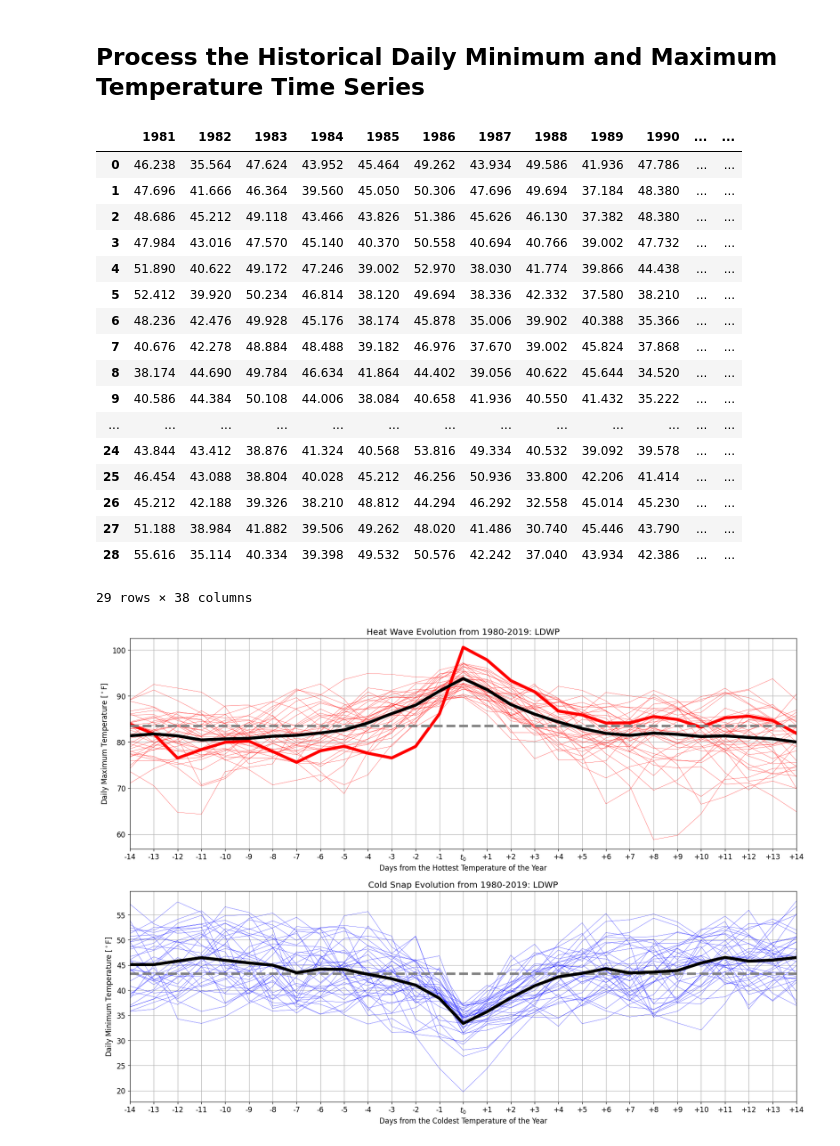
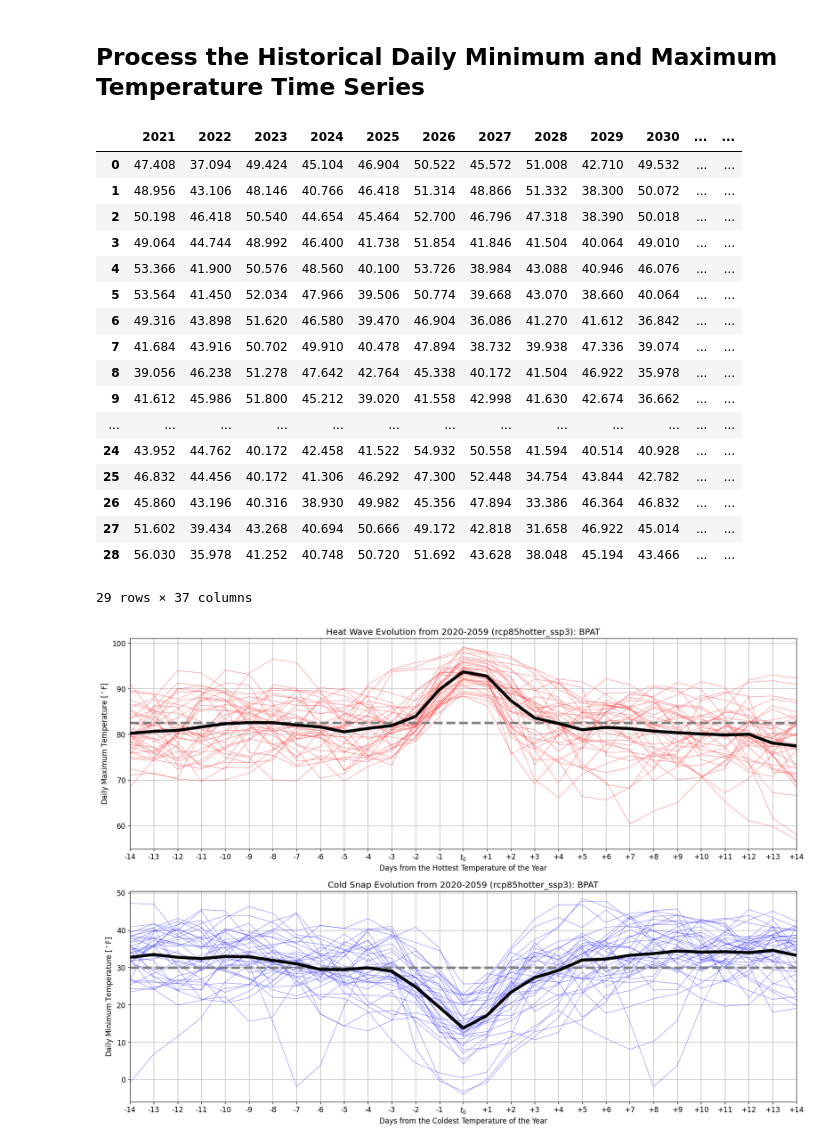
Before and after one commit to IMMM-SFA/exp_group_b, a Jupyter notebook: analyses/notebooks/heat_wave_cold_snap_duration.ipynb, the cells around one changed output. Cells and saved outputs as stored; diff of their text form; code cells hidden in the pictures.

Commit message:
Updated heat wave notebook

```diff
--- a/analyses/notebooks/heat_wave_cold_snap_duration.ipynb
+++ b/analyses/notebooks/heat_wave_cold_snap_duration.ipynb
@@ -16,9 +16,9 @@ from datetime import timedelta
 ## Set the Directory Structure
 # %%
 # Identify the data input and output directories:
-data_input_dir =  '/Users/burl878/Documents/IMMM/Data/TELL/Production_Runs/tell_data/wrf_to_tell_data/historic/'
+data_input_dir =  '/Users/burl878/Documents/IMMM/Data/TELL/Production_Runs/tell_data/wrf_to_tell_data/'
 data_output_dir =  '/Users/burl878/Documents/IMMM/Data/TELL/Analysis/Heat_Wave_Cold_Snap_Duration/'
-image_output_dir =  '/Users/burl878/Documents/IMMM/Images/TELL/Analysis/Heat_Wave_Cold_Snap_Duration/'
+image_output_dir =  '/Users/burl878/Documents/IMMM/Images/TELL/Analysis/Heat_Wave_Cold_Snap_Duration/Plots_for_Allison/'
 # %% [markdown]
 ## Process the Historical Daily Minimum and Maximum Temperature Time Series
 # %%
@@ -120,36 +120,42 @@ def process_daily_min_max_time_series(data_input_dir: str, data_output_dir: str,
 # %%
 coldest_output_df, hottest_output_df = process_daily_min_max_time_series(data_input_dir = data_input_dir,
                                                                          data_output_dir = data_output_dir,
-                                                                         ba_to_process = 'CISO')
+                                                                         ba_to_process = 'CISO',
+                                                                         scenario = 'rcp45cooler_ssp3',
+                                                                         start_year = 2020,
+                                                                         end_year = 2059)
 
 coldest_output_df
 # %% [output]
-|  | 1981 | 1982 | 1983 | 1984 | 1985 | 1986 | 1987 | 1988 | 1989 | 1990 | ... | ... |
-| 0 | 46.238 | 35.564 | 47.624 | 43.952 | 45.464 | 49.262 | 43.934 | 49.586 | 41.936 | 47.786 | ... | ... |
-| 1 | 47.696 | 41.666 | 46.364 | 39.560 | 45.050 | 50.306 | 47.696 | 49.694 | 37.184 | 48.380 | ... | ... |
-| 2 | 48.686 | 45.212 | 49.118 | 43.466 | 43.826 | 51.386 | 45.626 | 46.130 | 37.382 | 48.380 | ... | ... |
-| 3 | 47.984 | 43.016 | 47.570 | 45.140 | 40.370 | 50.558 | 40.694 | 40.766 | 39.002 | 47.732 | ... | ... |
-| 4 | 51.890 | 40.622 | 49.172 | 47.246 | 39.002 | 52.970 | 38.030 | 41.774 | 39.866 | 44.438 | ... | ... |
-| 5 | 52.412 | 39.920 | 50.234 | 46.814 | 38.120 | 49.694 | 38.336 | 42.332 | 37.580 | 38.210 | ... | ... |
-| 6 | 48.236 | 42.476 | 49.928 | 45.176 | 38.174 | 45.878 | 35.006 | 39.902 | 40.388 | 35.366 | ... | ... |
-| 7 | 40.676 | 42.278 | 48.884 | 48.488 | 39.182 | 46.976 | 37.670 | 39.002 | 45.824 | 37.868 | ... | ... |
-| 8 | 38.174 | 44.690 | 49.784 | 46.634 | 41.864 | 44.402 | 39.056 | 40.622 | 45.644 | 34.520 | ... | ... |
-| 9 | 40.586 | 44.384 | 50.108 | 44.006 | 38.084 | 40.658 | 41.936 | 40.550 | 41.432 | 35.222 | ... | ... |
+|  | 2021 | 2022 | 2023 | 2024 | 2025 | 2026 | 2027 | 2028 | 2029 | 2030 | ... | ... |
+| 0 | 47.408 | 37.094 | 49.424 | 45.104 | 46.904 | 50.522 | 45.572 | 51.008 | 42.710 | 49.532 | ... | ... |
+| 1 | 48.956 | 43.106 | 48.146 | 40.766 | 46.418 | 51.314 | 48.866 | 51.332 | 38.300 | 50.072 | ... | ... |
+| 2 | 50.198 | 46.418 | 50.540 | 44.654 | 45.464 | 52.700 | 46.796 | 47.318 | 38.390 | 50.018 | ... | ... |
+| 3 | 49.064 | 44.744 | 48.992 | 46.400 | 41.738 | 51.854 | 41.846 | 41.504 | 40.064 | 49.010 | ... | ... |
+| 4 | 53.366 | 41.900 | 50.576 | 48.560 | 40.100 | 53.726 | 38.984 | 43.088 | 40.946 | 46.076 | ... | ... |
+| 5 | 53.564 | 41.450 | 52.034 | 47.966 | 39.506 | 50.774 | 39.668 | 43.070 | 38.660 | 40.064 | ... | ... |
+| 6 | 49.316 | 43.898 | 51.620 | 46.580 | 39.470 | 46.904 | 36.086 | 41.270 | 41.612 | 36.842 | ... | ... |
+| 7 | 41.684 | 43.916 | 50.702 | 49.910 | 40.478 | 47.894 | 38.732 | 39.938 | 47.336 | 39.074 | ... | ... |
+| 8 | 39.056 | 46.238 | 51.278 | 47.642 | 42.764 | 45.338 | 40.172 | 41.504 | 46.922 | 35.978 | ... | ... |
+| 9 | 41.612 | 45.986 | 51.800 | 45.212 | 39.020 | 41.558 | 42.998 | 41.630 | 42.674 | 36.662 | ... | ... |
 | ... | ... | ... | ... | ... | ... | ... | ... | ... | ... | ... | ... | ... |
-| 24 | 43.844 | 43.412 | 38.876 | 41.324 | 40.568 | 53.816 | 49.334 | 40.532 | 39.092 | 39.578 | ... | ... |
-| 25 | 46.454 | 43.088 | 38.804 | 40.028 | 45.212 | 46.256 | 50.936 | 33.800 | 42.206 | 41.414 | ... | ... |
-| 26 | 45.212 | 42.188 | 39.326 | 38.210 | 48.812 | 44.294 | 46.292 | 32.558 | 45.014 | 45.230 | ... | ... |
-| 27 | 51.188 | 38.984 | 41.882 | 39.506 | 49.262 | 48.020 | 41.486 | 30.740 | 45.446 | 43.790 | ... | ... |
-| 28 | 55.616 | 35.114 | 40.334 | 39.398 | 49.532 | 50.576 | 42.242 | 37.040 | 43.934 | 42.386 | ... | ... |
+| 24 | 43.952 | 44.762 | 40.172 | 42.458 | 41.522 | 54.932 | 50.558 | 41.594 | 40.514 | 40.928 | ... | ... |
+| 25 | 46.832 | 44.456 | 40.172 | 41.306 | 46.292 | 47.300 | 52.448 | 34.754 | 43.844 | 42.782 | ... | ... |
+| 26 | 45.860 | 43.196 | 40.316 | 38.930 | 49.982 | 45.356 | 47.894 | 33.386 | 46.364 | 46.832 | ... | ... |
+| 27 | 51.602 | 39.434 | 43.268 | 40.694 | 50.666 | 49.172 | 42.818 | 31.658 | 46.922 | 45.014 | ... | ... |
+| 28 | 56.030 | 35.978 | 41.252 | 40.748 | 50.720 | 51.692 | 43.628 | 38.048 | 45.194 | 43.466 | ... | ... |
-29 rows × 38 columns
+29 rows × 37 columns
 # %%
 # Define a function to annual minimum and maximum temperature time series:
-def plot_daily_min_max_time_series(ba_to_plot: str, image_output_dir: str, image_resolution: int, save_images=False):
+def plot_daily_min_max_time_series(ba_to_plot: str, scenario: str, start_year: int, end_year: int, image_output_dir: str, image_resolution: int, save_images=False):
 
     # Compute the coldest and hottest days matrix using the function created above:
     coldest_output_df, hottest_output_df = process_daily_min_max_time_series(data_input_dir = data_input_dir,
                                                                              data_output_dir = data_output_dir,
-                                                                             ba_to_process = ba_to_plot)
+                                                                             ba_to_process = ba_to_plot,
+                                                                             scenario = scenario,
+                                                                             start_year = start_year,
+                                                                             end_year = end_year)
 
     t_min_mean = coldest_output_df.dropna().values.mean().round(2)
     t_max_mean = hottest_output_df.dropna().values.mean().round(2)
@@ -159,11 +165,8 @@ def plot_daily_min_max_time_series(ba_to_plot: str, image_output_dir: str, image
     plt.rcParams['font.size'] = 12
 
     plt.subplot(211)
-    for year in range(1981,2019,1):
-        if year != 2018:
-           plt.plot(np.arange(-14.5, 14.5, 1, dtype=int), hottest_output_df[str(year)], color='r', linestyle='-', linewidth=0.35)
-        else:
-           plt.plot(np.arange(-14.5, 14.5, 1, dtype=int), hottest_output_df[str(year)], color='r', linestyle='-', linewidth=5)
+    for year in range((start_year+1),(end_year-1),1):
+        plt.plot(np.arange(-14.5, 14.5, 1, dtype=int), hottest_output_df[str(year)], color='r', linestyle='-', linewidth=0.35)
     plt.plot([-14, 14], [t_max_mean, t_max_mean], color='gray', linestyle='--', linewidth=4)
     plt.plot(np.arange(-14.5, 14.5, 1, dtype=int), hottest_output_df.mean(axis=1), color='k', linestyle='-', linewidth=5)
     plt.xlim([-14, 14])
@@ -172,10 +175,10 @@ def plot_daily_min_max_time_series(ba_to_plot: str, image_output_dir: str, image
     plt.grid(True)
     plt.xlabel('Days from the Hottest Temperature of the Year');
     plt.ylabel('Daily Maximum Temperature [$^\circ$F]')
-    plt.title(('Heat Wave Evolution from 1980-2019: ' + ba_to_plot))
+    plt.title(('Heat Wave Evolution from ' + str(start_year) + '-' + str(end_year) + ' (' + scenario + '): ' + ba_to_plot))
 
     plt.subplot(212)
-    for year in range(1981,2019,1):
+    for year in range((start_year+1),(end_year-1),1):
         plt.plot(np.arange(-14.5, 14.5, 1, dtype=int), coldest_output_df[str(year)], color='b', linestyle='-', linewidth=0.35)
     plt.plot([-14, 14], [t_min_mean, t_min_mean], color='gray', linestyle='--', linewidth=4)
     plt.plot(np.arange(-14.5, 14.5, 1, dtype=int), coldest_output_df.mean(axis=1), color='k', linestyle='-', linewidth=5)
@@ -185,16 +188,19 @@ def plot_daily_min_max_time_series(ba_to_plot: str, image_output_dir: str, image
     plt.grid(True)
     plt.xlabel('Days from the Coldest Temperature of the Year');
     plt.ylabel('Daily Minimum Temperature [$^\circ$F]')
-    plt.title(('Cold Snap Evolution from 1980-2019: ' + ba_to_plot))
+    plt.title(('Cold Snap Evolution from ' + str(start_year) + '-' + str(end_year) + ' (' + scenario + '): ' + ba_to_plot))
 
     # If the "save_images" flag is set to true then save the plot to a .png file:
     if save_images == True:
-       filename = (ba_to_plot + '_Heat_Wave_Cold_Snap_Duration.png')
+       filename = (ba_to_plot + '_Heat_Wave_Cold_Snap_' + str(start_year) + '_' + str(end_year) + '_' + scenario + '_.png')
        plt.savefig(os.path.join(image_output_dir, filename), dpi=image_resolution, bbox_inches='tight', facecolor='white')
 # %%
-plot_daily_min_max_time_series(ba_to_plot = 'LDWP',
+plot_daily_min_max_time_series(ba_to_plot = 'BPAT',
+                               scenario = 'rcp85hotter_ssp3',
+                               start_year = 2020,
+                               end_year = 2059,
                                image_output_dir = image_output_dir,
                                image_resolution = 300,
                                save_images = True)
 # %% [output]
-[figure, old version]
+[figure, new version]
```
Also changed, not shown: parts of 1 cell of this notebook, 1 other file.
